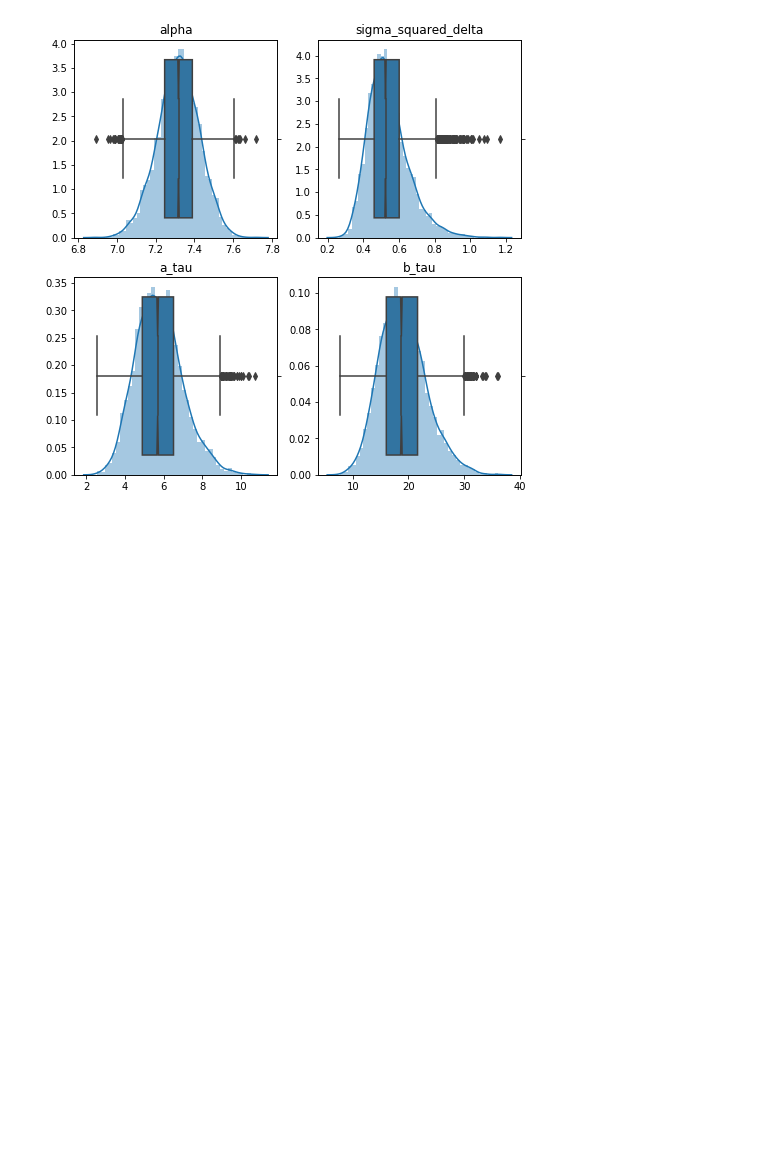
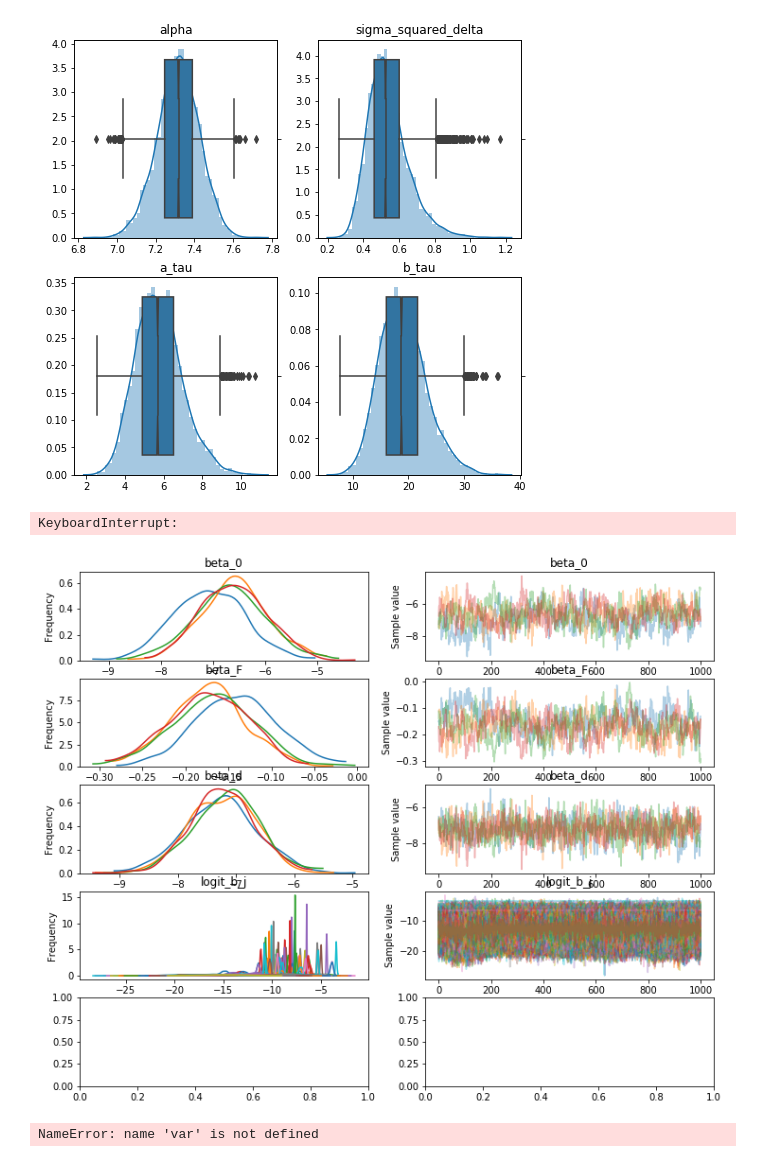
Before and after one commit to qandrew/6.882-fp, a Jupyter notebook: kelvin/Tweets Popularity.ipynb, the cells around one changed output. Drawn from its saved outputs; the diff is of its cells as text; code cells hidden in the pictures; blank space fills up the shorter version.

Commit message:
ran model - with graphs

```diff
--- a/kelvin/Tweets Popularity.ipynb
+++ b/kelvin/Tweets Popularity.ipynb
@@ -167,3 +169,23 @@ sigma_squared_delta: 0.540590700363(0.113063135624)
 a_tau: 5.76739811821(1.19816934665)
 b_tau: 19.0248012637(4.14756662908)
 [figure]
+# %%
+with graph_model:
+    pm.traceplot(trace)
+# %% [output]
+KeyboardInterrupt:
+[figure, added]
+# %%
+with graph_model:
+    imp_dists = ['sigma_squared_b', 'beta_0', 'beta_F', 'beta_d']
+#    fig, axs = plt.subplots(2,2, figsize = (8,8))
+    for i in range(len(imp_dists)):
+#         ax1 = axs[int(i/2)][i%2]
+#         ax2 = ax1.twinx()
+#         ax2.set(ylim=(-.25, .25))
+         var = imp_dists[i]
+#         sns.distplot(trace[var], ax=ax1).set_title(var);
+#         sns.boxplot(trace[var], ax=ax2, notch=True)
+        print(var + ": " + str(np.mean(trace[var])) + "(" + str(np.std(trace[var])) + ")")
+# %% [output]
+NameError: name 'var' is not defined
```
Also changed, not shown: parts of 1 cell of this notebook.
